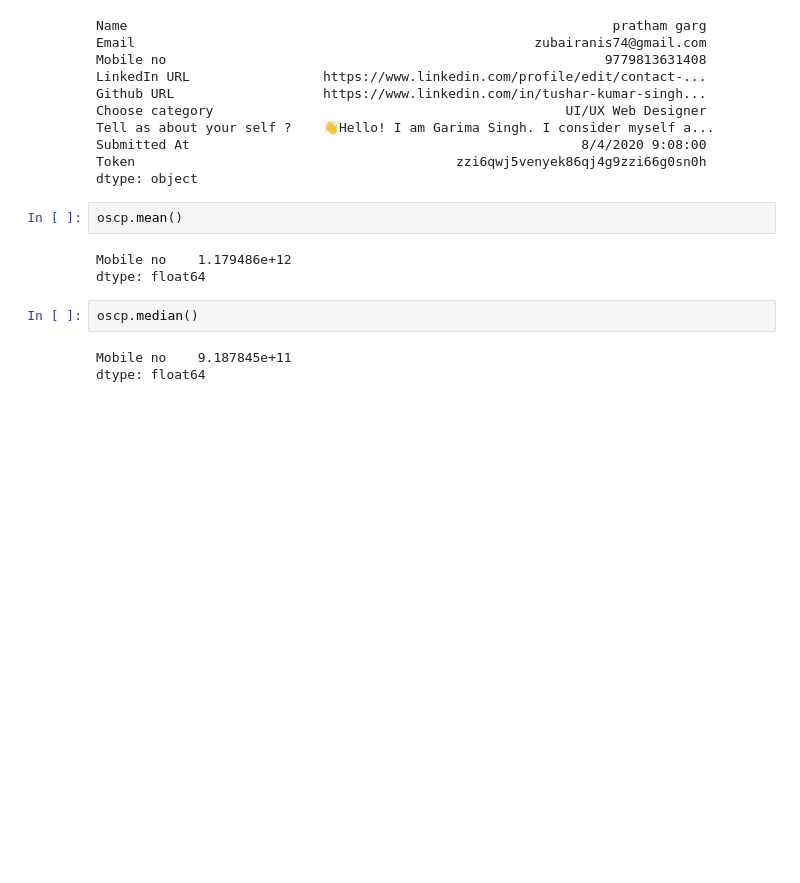
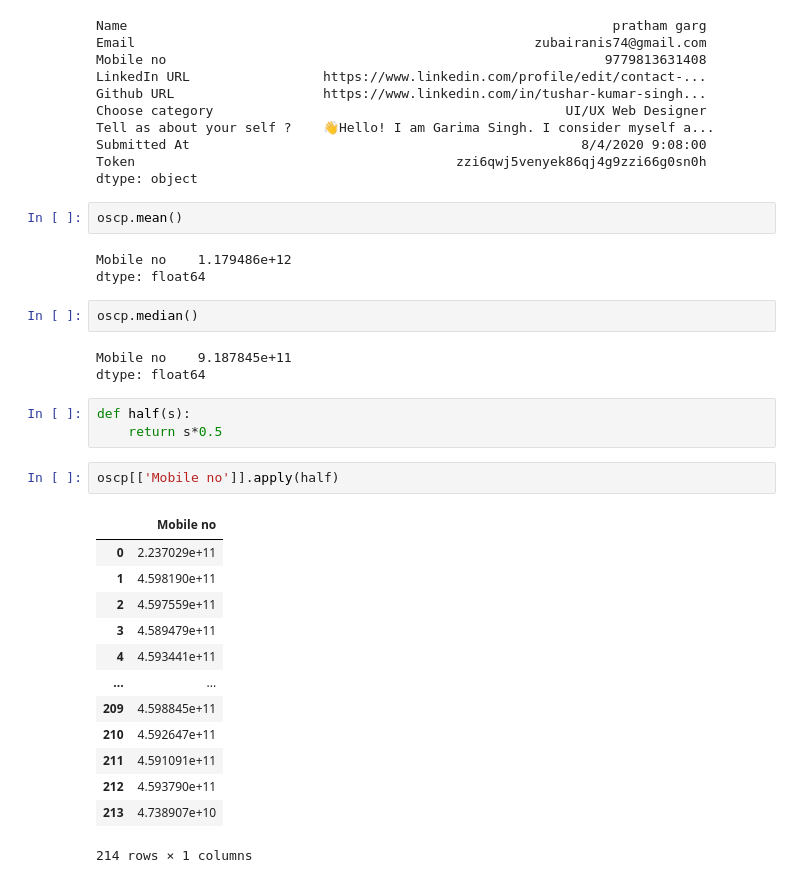
Before and after one commit to riyaty4/Machine-Learning, a Jupyter notebook: Ml - Panda .ipynb, the cells around one changed output. Cells and saved outputs as stored; diff of their text form; blank space fills up the shorter version.

```diff
--- a/Ml - Panda .ipynb
+++ b/Ml - Panda .ipynb
@@ -305,3 +305,22 @@ oscp.median()
 # %% [output]
 Mobile no    9.187845e+11
 dtype: float64
+# %%
+def half(s):
+    return s*0.5
+# %%
+oscp[['Mobile no']].apply(half)
+# %% [output]
+|  | Mobile no |
+| 0 | 2.237029e+11 |
+| 1 | 4.598190e+11 |
+| 2 | 4.597559e+11 |
+| 3 | 4.589479e+11 |
+| 4 | 4.593441e+11 |
+| ... | ... |
+| 209 | 4.598845e+11 |
+| 210 | 4.592647e+11 |
+| 211 | 4.591091e+11 |
+| 212 | 4.593790e+11 |
+| 213 | 4.738907e+10 |
+214 rows × 1 columns
```
Also changed, not shown: parts of 2 cells of this notebook.
